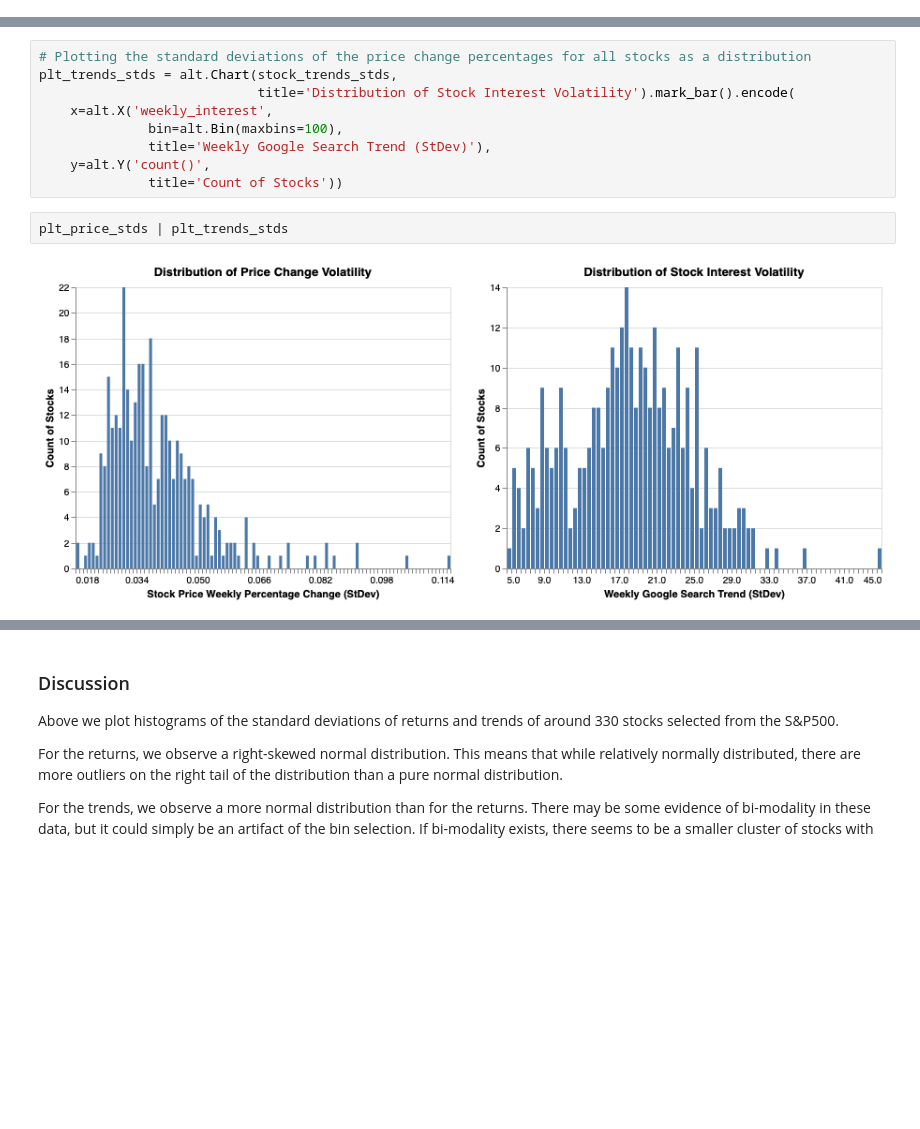
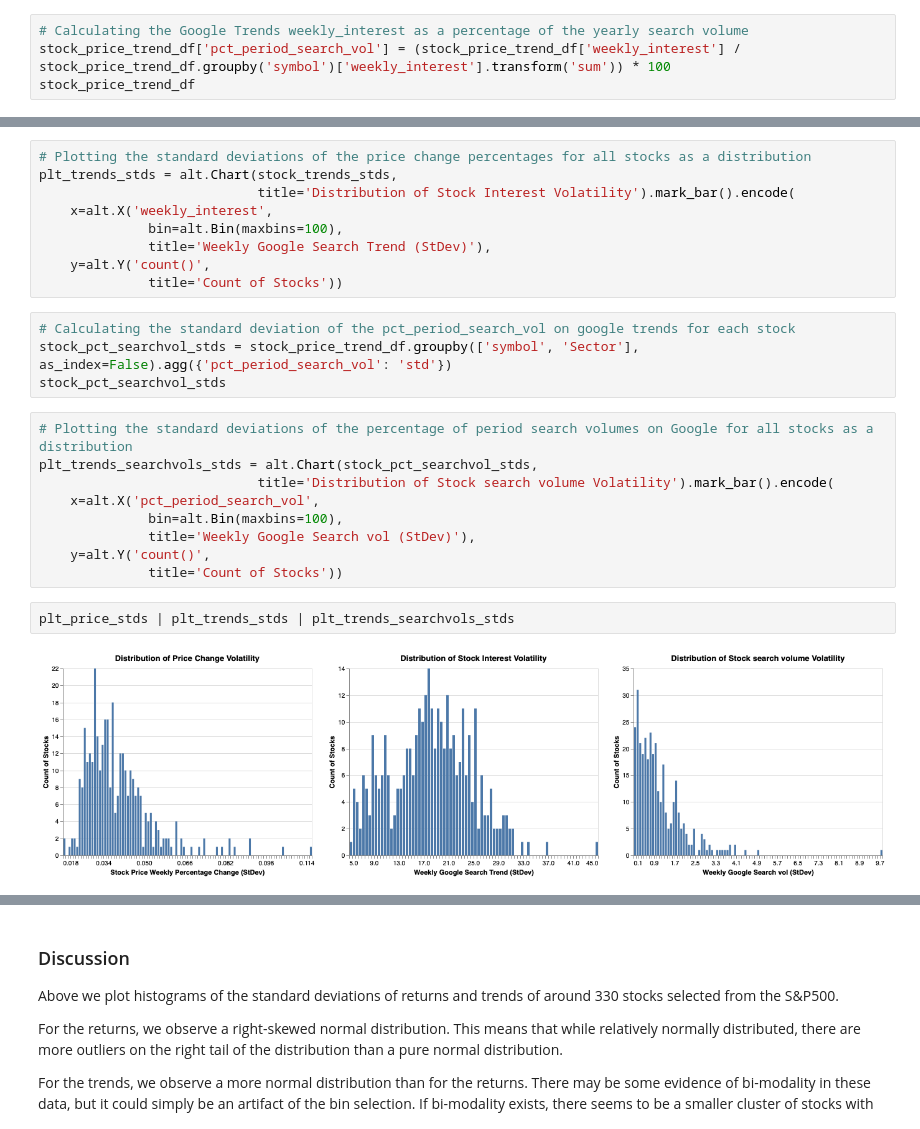
Before and after one commit to UBC-MDS/Stock-Price-Trend-Volatility-Analysis, a Jupyter notebook: src/stock-price-trend-eda.ipynb, the cells around one changed output, grey strips where cells are left out. Drawn from its saved outputs; the diff is of its cells as text; blank space fills up the shorter version.

Commit message:
Added pct search volume to data

```diff
--- a/src/stock-price-trend-eda.ipynb
+++ b/src/stock-price-trend-eda.ipynb
@@ -46,3 +46,7 @@ stock_price_trend_df
 | 17470 | 2021-06-20 | 67 | BLK | 849.000000 | 870.232971 | Financials | 0.025009 |
 | 17471 | 2021-06-27 | 80 | BLK | 875.969971 | 871.168823 | Financials | -0.005481 |
 17472 rows × 7 columns
+# %%
+# Calculating the Google Trends weekly_interest as a percentage of the yearly search volume
+stock_price_trend_df['pct_period_search_vol'] = (stock_price_trend_df['weekly_interest'] / stock_price_trend_df.groupby('symbol')['weekly_interest'].transform('sum')) * 100
+stock_price_trend_df
@@ -118,10 +136,23 @@ plt_trends_stds = alt.Chart(stock_trends_stds,
               title='Weekly Google Search Trend (StDev)'),
     y=alt.Y('count()',
               title='Count of Stocks'))
+# %%
+# Calculating the standard deviation of the pct_period_search_vol on google trends for each stock
+stock_pct_searchvol_stds = stock_price_trend_df.groupby(['symbol', 'Sector'], as_index=False).agg({'pct_period_search_vol': 'std'})
+stock_pct_searchvol_stds
+# %%
+# Plotting the standard deviations of the percentage of period search volumes on Google for all stocks as a distribution
+plt_trends_searchvols_stds = alt.Chart(stock_pct_searchvol_stds,
+                            title='Distribution of Stock search volume Volatility').mark_bar().encode(
+    x=alt.X('pct_period_search_vol',
+              bin=alt.Bin(maxbins=100),
+              title='Weekly Google Search vol (StDev)'),
+    y=alt.Y('count()',
+              title='Count of Stocks'))
 # %%
-plt_price_stds | plt_trends_stds
+plt_price_stds | plt_trends_stds | plt_trends_searchvols_stds
 # %% [output]
-[figure, old version]
+[figure, new version]
 # %%
 # Plotting the standard deviations of the price change percentages for each business sector as a distribution
 plt_sectors_price_stds = alt.Chart(stock_price_stds, title='Distribution of Price Change Volatility').mark_bar().encode(
```
Also changed, not shown: parts of 5 cells of this notebook.
